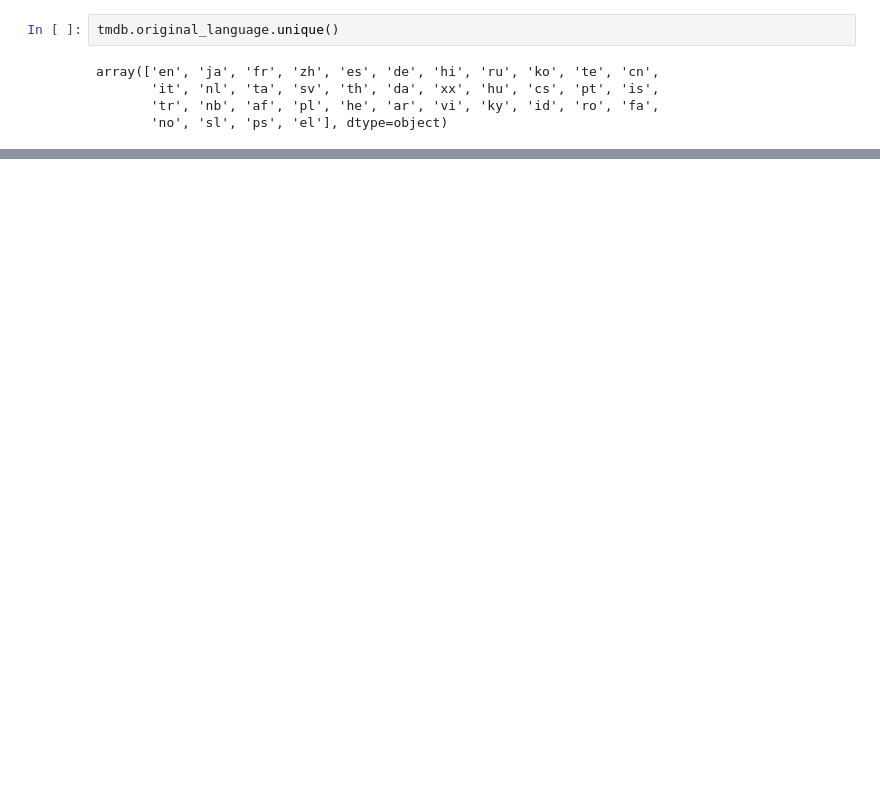
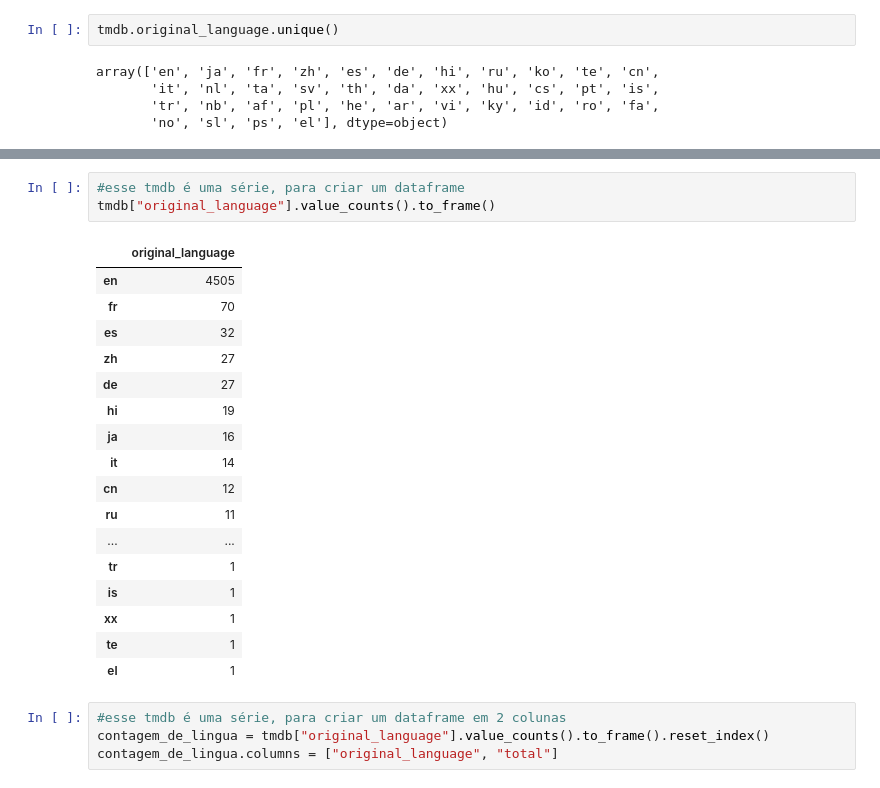
Before and after one commit to marquesgabi/Alura, a Jupyter notebook: Data_Science_analise_e_visualizacao_de_dados/Aula_2/Aula_2.ipynb, the cells around one changed output, grey strips where cells are left out. Drawn from its saved outputs; the diff is of its cells as text; blank space fills up the shorter version.

```diff
--- a/Data_Science_analise_e_visualizacao_de_dados/Aula_2/Aula_2.ipynb
+++ b/Data_Science_analise_e_visualizacao_de_dados/Aula_2/Aula_2.ipynb
@@ -138,0 +154,25 @@ array(['en', 'ja', 'fr', 'zh', 'es', 'de', 'hi', 'ru', 'ko', 'te', 'cn',
+# %%
+#esse tmdb é uma série, para criar um dataframe
+tmdb["original_language"].value_counts().to_frame()
+# %% [output]
+|  | original_language |
+| en | 4505 |
+| fr | 70 |
+| es | 32 |
+| zh | 27 |
+| de | 27 |
+| hi | 19 |
+| ja | 16 |
+| it | 14 |
+| cn | 12 |
+| ru | 11 |
+| ... | ... |
+| tr | 1 |
+| is | 1 |
+| xx | 1 |
+| te | 1 |
+| el | 1 |
+# %%
+#esse tmdb é uma série, para criar um dataframe em 2 colunas
+contagem_de_lingua = tmdb["original_language"].value_counts().to_frame().reset_index()
+contagem_de_lingua.columns = ["original_language", "total"]
```
Also changed, not shown: parts of 3 cells of this notebook.
